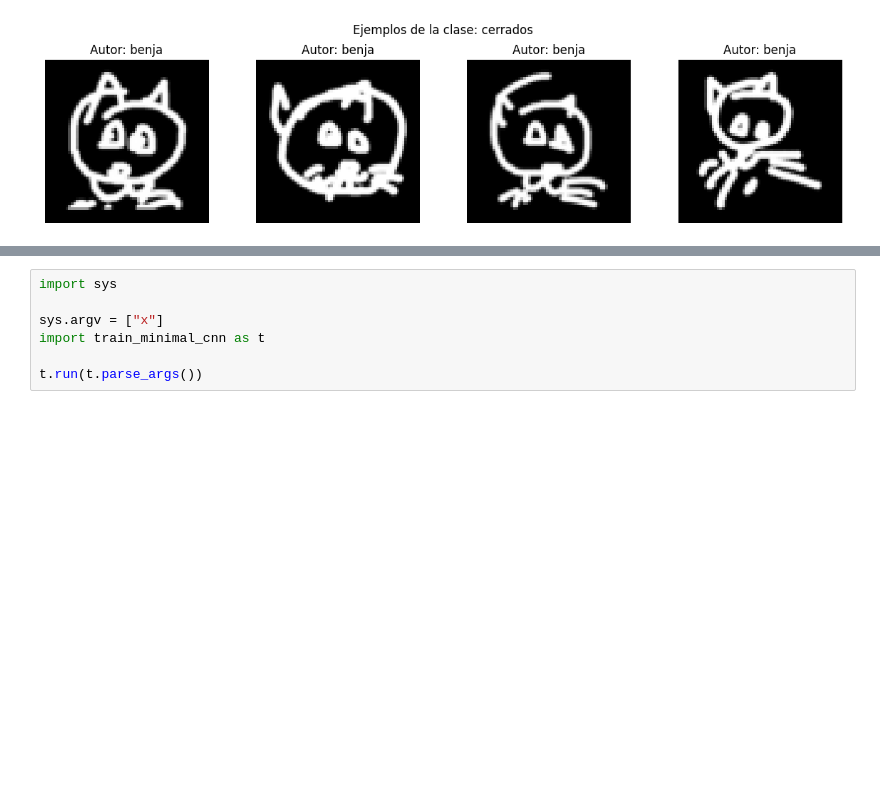
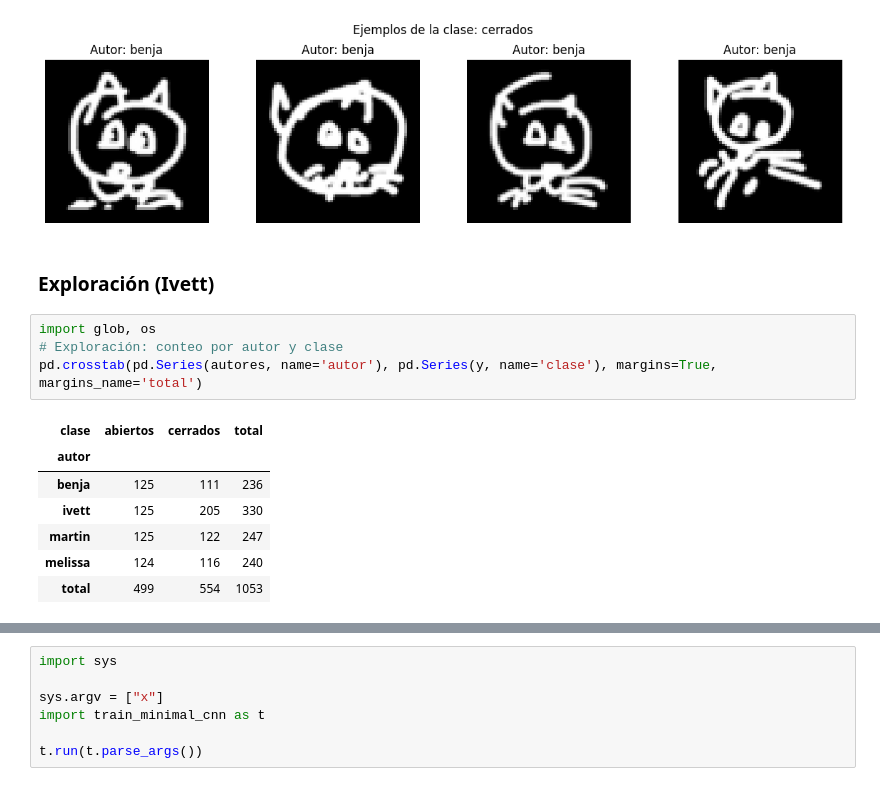
Before and after one commit to Melissa1221/cc431-pc2-gatitos, a Jupyter notebook: entrenamiento.ipynb, the cells around one changed output, grey strips where cells are left out. Cells and saved outputs as stored; diff of their text form; blank space fills up the shorter version.

```diff
--- a/entrenamiento.ipynb
+++ b/entrenamiento.ipynb
@@ -52,3 +58,17 @@ for clase in np.unique(y):
 # %% [output]
 [figure]
 [figure]
+# %% [markdown]
+### Exploración (Ivett)
+# %%
+import glob, os
+# Exploración: conteo por autor y clase
+pd.crosstab(pd.Series(autores, name='autor'), pd.Series(y, name='clase'), margins=True, margins_name='total')
+# %% [output]
+| clase | abiertos | cerrados | total |
+| autor |  |  |  |
+| benja | 125 | 111 | 236 |
+| ivett | 125 | 205 | 330 |
+| martin | 125 | 122 | 247 |
+| melissa | 124 | 116 | 240 |
+| total | 499 | 554 | 1053 |
```
Also changed, not shown: parts of 11 cells of this notebook.
